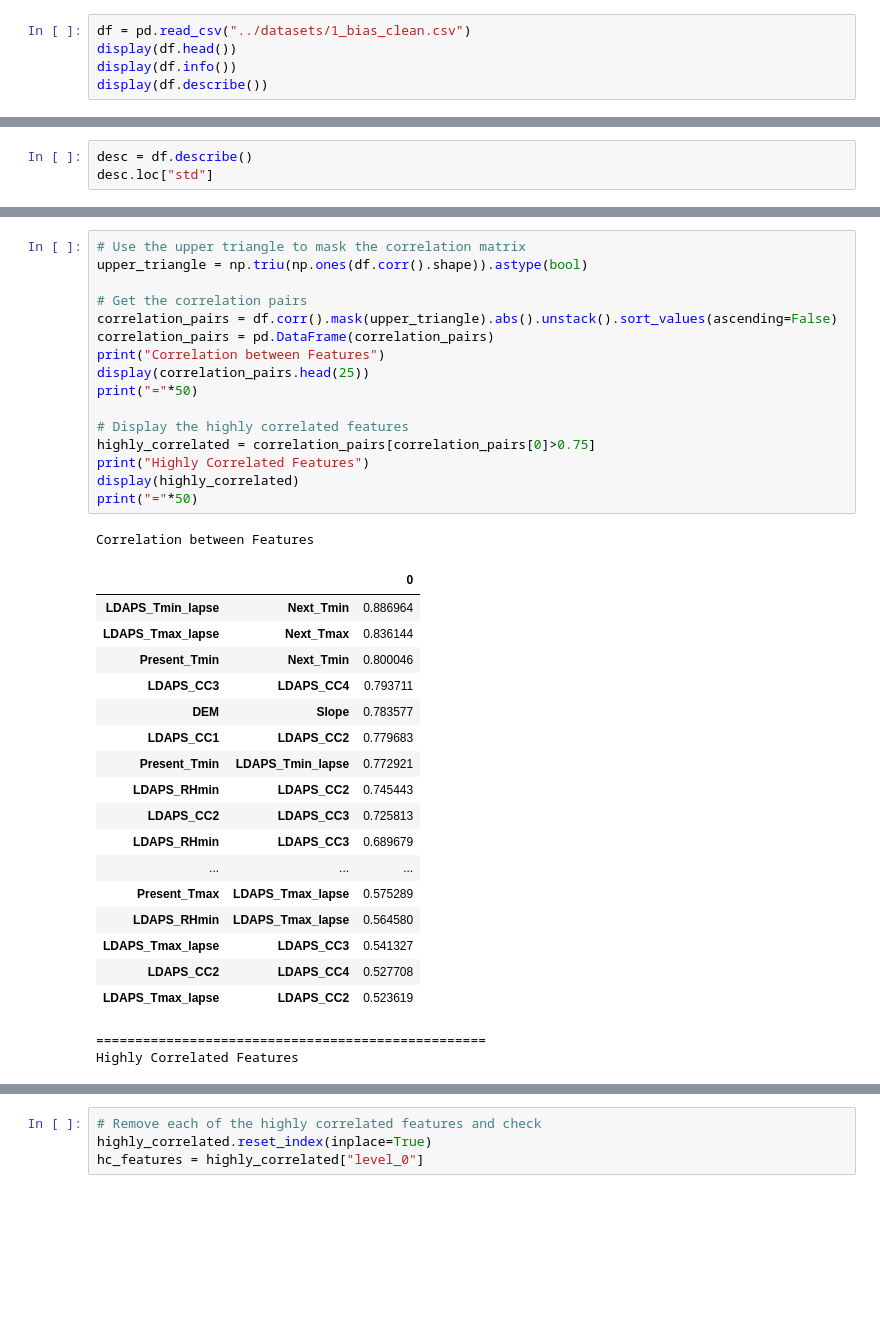
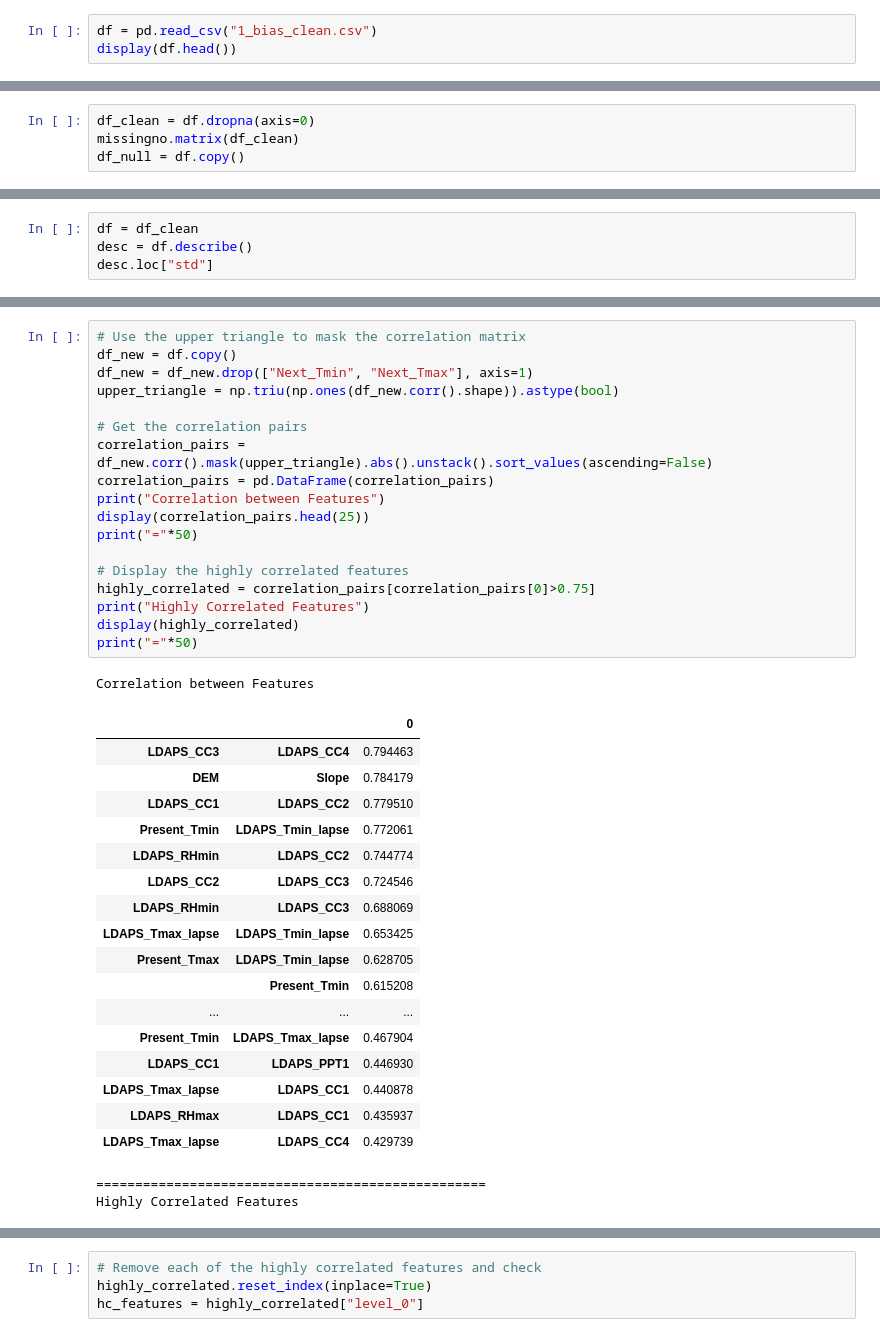
Before and after one commit to sowmyamanojna/CS5691-PRML-Assignments, a Jupyter notebook: assignment1/codes/question_3.ipynb, the cells around one changed output, grey strips where cells are left out. Drawn from its saved outputs; the diff is of its cells as text; blank space fills up the shorter version.

```diff
--- a/assignment1/codes/question_3.ipynb
+++ b/assignment1/codes/question_3.ipynb
@@ -5,10 +8,8 @@ import seaborn as sns
 import matplotlib.pyplot as plt
 from mpl_toolkits.mplot3d import Axes3D
 # %%
-df = pd.read_csv("../datasets/1_bias_clean.csv")
+df = pd.read_csv("1_bias_clean.csv")
 display(df.head())
-display(df.info())
-display(df.describe())
 # %% [output]
 |  | station | Present_Tmax | Present_Tmin | LDAPS_RHmin | LDAPS_RHmax | LDAPS_Tmax_lapse | LDAPS_Tmin_lapse | ... |
 | 0 | 1.0 | 28.7 | 21.4 | 58.255688 | 91.116364 | 28.074101 | 23.006936 | ... |
@@ -47,0 +77,4 @@ None
+# %%
+df_clean = df.dropna(axis=0)
+missingno.matrix(df_clean)
+df_null = df.copy()
@@ -48,4 +83,5 @@ None
 # %%
+df = df_clean
 desc = df.describe()
 desc.loc["std"]
 # %% [output]
@@ -77,38 +113,40 @@ sns.heatmap(df.corr().round(2), linewidths=.5, annot=True)
 # %%
 # Use the upper triangle to mask the correlation matrix
-upper_triangle = np.triu(np.ones(df.corr().shape)).astype(bool)
+df_new = df.copy()
+df_new = df_new.drop(["Next_Tmin", "Next_Tmax"], axis=1)
+upper_triangle = np.triu(np.ones(df_new.corr().shape)).astype(bool)
 
 # Get the correlation pairs
-correlation_pairs = df.corr().mask(upper_triangle).abs().unstack().sort_values(ascending=False)
+correlation_pairs = df_new.corr().mask(upper_triangle).abs().unstack().sort_values(ascending=False)
 correlation_pairs = pd.DataFrame(correlation_pairs)
 print("Correlation between Features")
 display(correlation_pairs.head(25))
 print("="*50)
 
 # Display the highly correlated features
 highly_correlated = correlation_pairs[correlation_pairs[0]>0.75]
 print("Highly Correlated Features")
 display(highly_correlated)
 print("="*50)
 # %% [output]
 Correlation between Features
 |  |  | 0 |
-| LDAPS_Tmin_lapse | Next_Tmin | 0.886964 |
-| LDAPS_Tmax_lapse | Next_Tmax | 0.836144 |
-| Present_Tmin | Next_Tmin | 0.800046 |
-| LDAPS_CC3 | LDAPS_CC4 | 0.793711 |
-| DEM | Slope | 0.783577 |
-| LDAPS_CC1 | LDAPS_CC2 | 0.779683 |
-| Present_Tmin | LDAPS_Tmin_lapse | 0.772921 |
-| LDAPS_RHmin | LDAPS_CC2 | 0.745443 |
-| LDAPS_CC2 | LDAPS_CC3 | 0.725813 |
-| LDAPS_RHmin | LDAPS_CC3 | 0.689679 |
+| LDAPS_CC3 | LDAPS_CC4 | 0.794463 |
+| DEM | Slope | 0.784179 |
+| LDAPS_CC1 | LDAPS_CC2 | 0.779510 |
+| Present_Tmin | LDAPS_Tmin_lapse | 0.772061 |
+| LDAPS_RHmin | LDAPS_CC2 | 0.744774 |
+| LDAPS_CC2 | LDAPS_CC3 | 0.724546 |
+| LDAPS_RHmin | LDAPS_CC3 | 0.688069 |
+| LDAPS_Tmax_lapse | LDAPS_Tmin_lapse | 0.653425 |
+| Present_Tmax | LDAPS_Tmin_lapse | 0.628705 |
+|  | Present_Tmin | 0.615208 |
 | ... | ... | ... |
-| Present_Tmax | LDAPS_Tmax_lapse | 0.575289 |
-| LDAPS_RHmin | LDAPS_Tmax_lapse | 0.564580 |
-| LDAPS_Tmax_lapse | LDAPS_CC3 | 0.541327 |
-| LDAPS_CC2 | LDAPS_CC4 | 0.527708 |
-| LDAPS_Tmax_lapse | LDAPS_CC2 | 0.523619 |
+| Present_Tmin | LDAPS_Tmax_lapse | 0.467904 |
+| LDAPS_CC1 | LDAPS_PPT1 | 0.446930 |
+| LDAPS_Tmax_lapse | LDAPS_CC1 | 0.440878 |
+| LDAPS_RHmax | LDAPS_CC1 | 0.435937 |
+| LDAPS_Tmax_lapse | LDAPS_CC4 | 0.429739 |
 ==================================================
 Highly Correlated Features
 |  |  | 0 |
```
Also changed, not shown: parts of 22 cells of this notebook.
